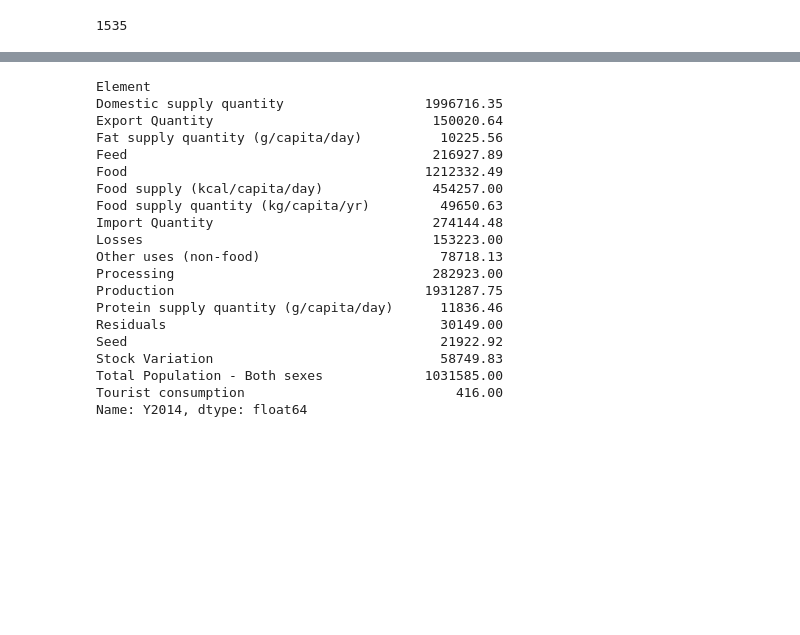
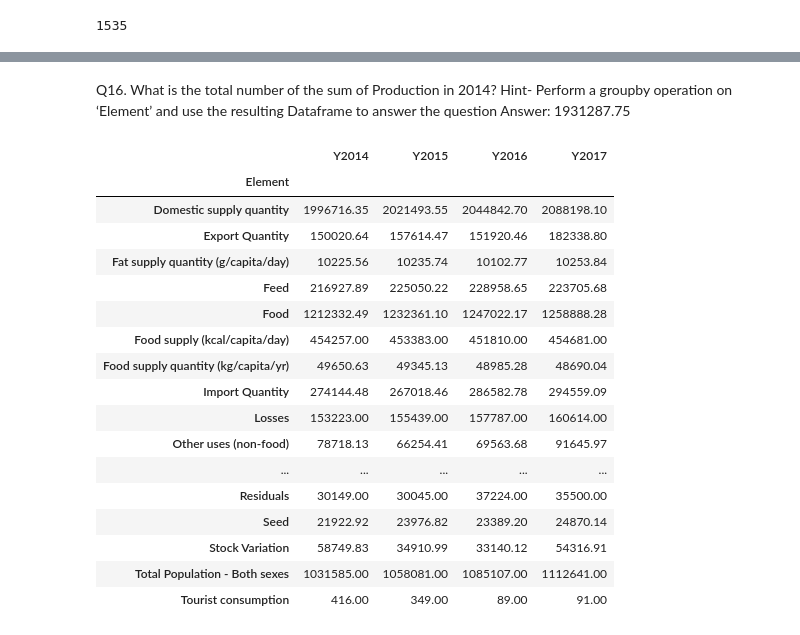
Before and after one commit to BiniyamMelaku2/Python-Machine-Learning, a Jupyter notebook: PYTHON FOR MACHINE LEARNING .ipynb, the cells around one changed output, grey strips where cells are left out. Drawn from its saved outputs; the diff is of its cells as text; code cells hidden in the pictures; blank space fills up the shorter version.

```diff
--- a/PYTHON FOR MACHINE LEARNING .ipynb
+++ b/PYTHON FOR MACHINE LEARNING .ipynb
@@ -97,23 +102,25 @@ fao_df.groupby('Element').sum()
+# %% [markdown]
+Q16. What is the total number of the sum of Production in 2014?
+     Hint- Perform a groupby operation on ‘Element’ and use the resulting Dataframe to answer the question
+Answer: 1931287.75
 # %%
-fao_df.groupby('Element')['Y2014'].sum()
+fao_df.groupby('Element')['Y2014', 'Y2015', 'Y2016', 'Y2017'].sum()
 # %% [output]
-Element
-Domestic supply quantity                  1996716.35
-Export Quantity                            150020.64
-Fat supply quantity (g/capita/day)          10225.56
-Feed                                       216927.89
-Food                                      1212332.49
-Food supply (kcal/capita/day)              454257.00
-Food supply quantity (kg/capita/yr)         49650.63
-Import Quantity                            274144.48
-Losses                                     153223.00
-Other uses (non-food)                       78718.13
-Processing                                 282923.00
-Production                                1931287.75
-Protein supply quantity (g/capita/day)      11836.46
-Residuals                                   30149.00
-Seed                                        21922.92
-Stock Variation                             58749.83
-Total Population - Both sexes             1031585.00
-Tourist consumption                           416.00
-Name: Y2014, dtype: float64
+|  | Y2014 | Y2015 | Y2016 | Y2017 |
+| Element |  |  |  |  |
+| Domestic supply quantity | 1996716.35 | 2021493.55 | 2044842.70 | 2088198.10 |
+| Export Quantity | 150020.64 | 157614.47 | 151920.46 | 182338.80 |
+| Fat supply quantity (g/capita/day) | 10225.56 | 10235.74 | 10102.77 | 10253.84 |
+| Feed | 216927.89 | 225050.22 | 228958.65 | 223705.68 |
+| Food | 1212332.49 | 1232361.10 | 1247022.17 | 1258888.28 |
+| Food supply (kcal/capita/day) | 454257.00 | 453383.00 | 451810.00 | 454681.00 |
+| Food supply quantity (kg/capita/yr) | 49650.63 | 49345.13 | 48985.28 | 48690.04 |
+| Import Quantity | 274144.48 | 267018.46 | 286582.78 | 294559.09 |
+| Losses | 153223.00 | 155439.00 | 157787.00 | 160614.00 |
+| Other uses (non-food) | 78718.13 | 66254.41 | 69563.68 | 91645.97 |
+| ... | ... | ... | ... | ... |
+| Residuals | 30149.00 | 30045.00 | 37224.00 | 35500.00 |
+| Seed | 21922.92 | 23976.82 | 23389.20 | 24870.14 |
+| Stock Variation | 58749.83 | 34910.99 | 33140.12 | 54316.91 |
+| Total Population - Both sexes | 1031585.00 | 1058081.00 | 1085107.00 | 1112641.00 |
+| Tourist consumption | 416.00 | 349.00 | 89.00 | 91.00 |
```
Also changed, not shown: parts of 19 cells of this notebook.
